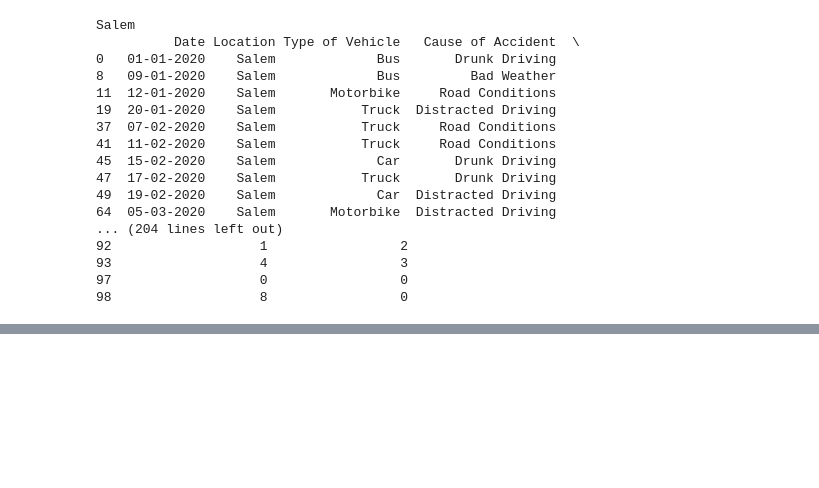
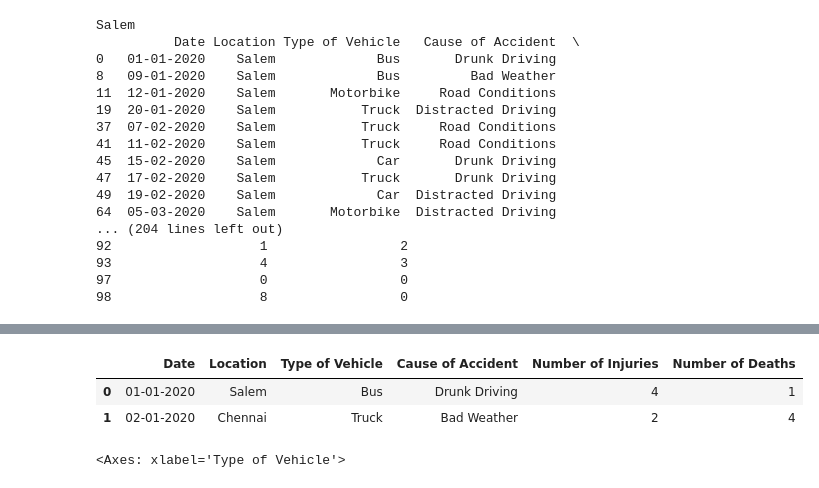
Before and after one commit to Udhay2898/HandsOnPractice_Pandas, a Jupyter notebook: Groupby.ipynb, the cells around one changed output, grey strips where cells are left out. Cells and saved outputs as stored; diff of their text form; code cells hidden in the pictures; blank space fills up the shorter version.

```diff
--- a/Groupby.ipynb
+++ b/Groupby.ipynb
@@ -96,0 +95,6 @@ dtype: object
+# %%
+df.head(2)
+# %% [output]
+|  | Date | Location | Type of Vehicle | Cause of Accident | Number of Injuries | Number of Deaths |
+| 0 | 01-01-2020 | Salem | Bus | Drunk Driving | 4 | 1 |
+| 1 | 02-01-2020 | Chennai | Truck | Bad Weather | 2 | 4 |
@@ -96,0 +103,4 @@ dtype: object
+# %%
+g.plot(figsize = (8,4))
+# %% [output]
+<Axes: xlabel='Type of Vehicle'>
```
Also changed, not shown: parts of 3 cells of this notebook.
